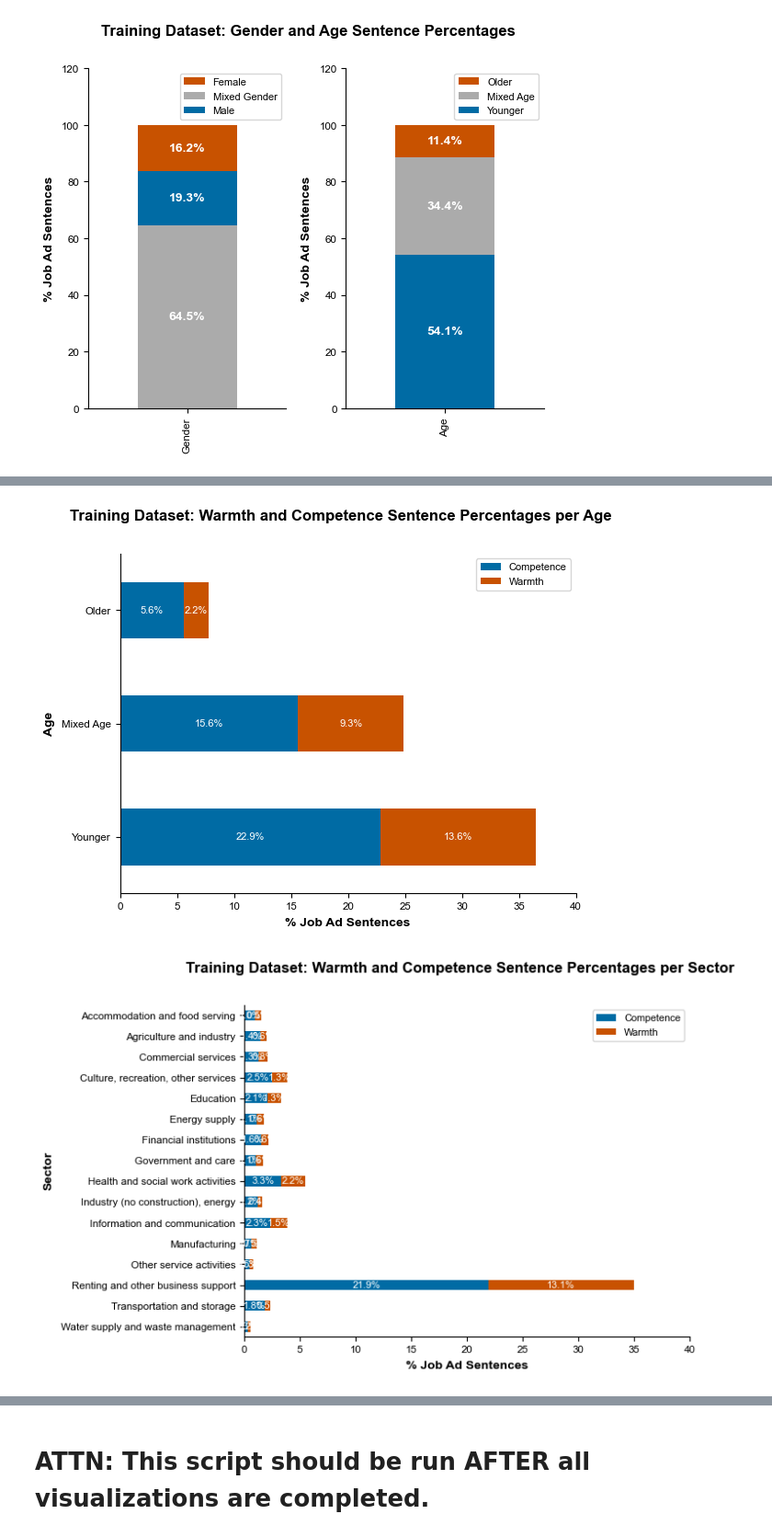
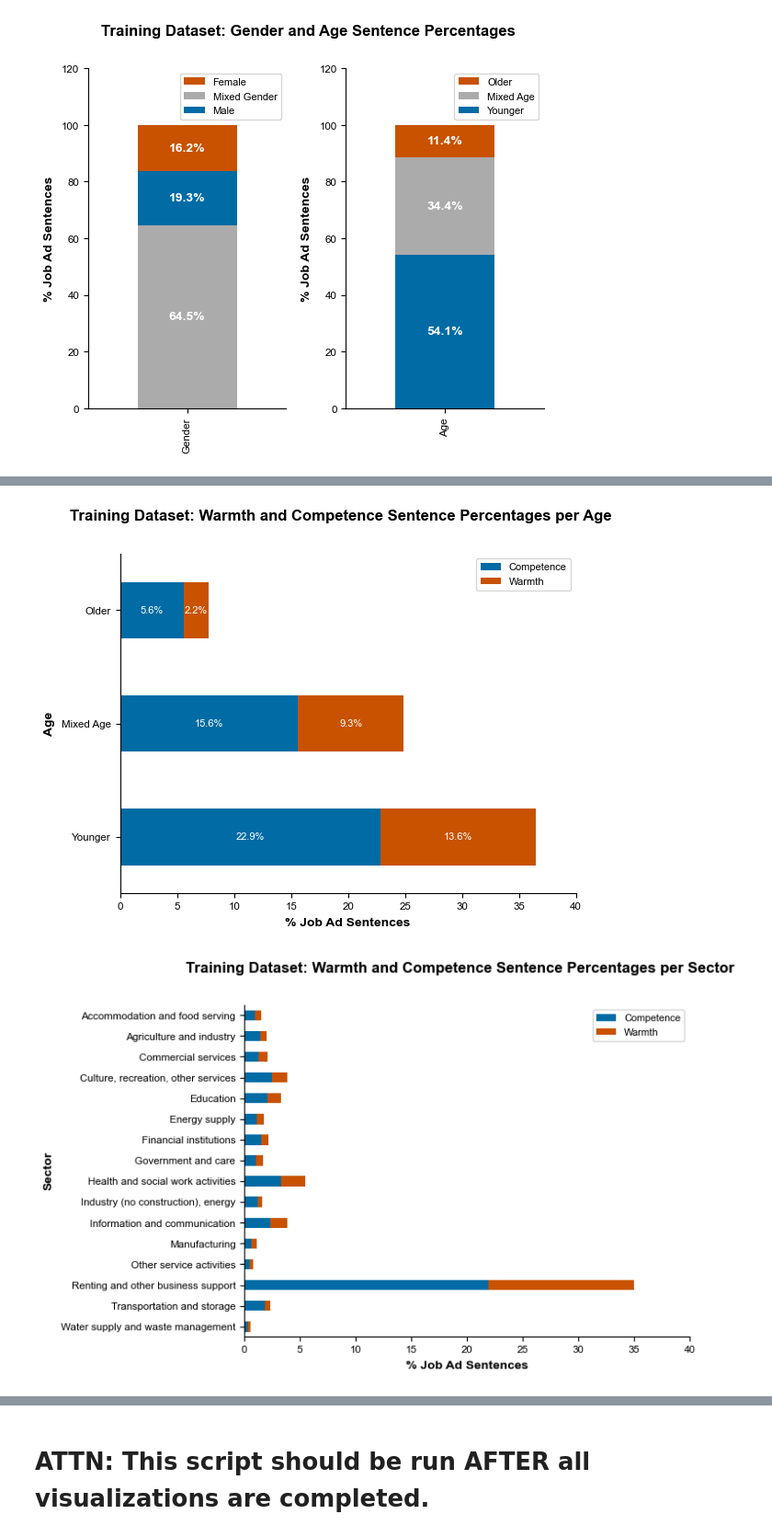
Before and after one commit to noon-abdulqadir/Automating_Equity1_Code, a Jupyter notebook: 1. Cleaning and Preprocessing/6. manual_data_descriptives_visualization_and_tables.ipynb, the cells around one changed output, grey strips where cells are left out. Shown at 92% size. Cells and saved outputs as stored; diff of their text form; code cells hidden in the pictures.

```diff
--- a/1. Cleaning and Preprocessing/6. manual_data_descriptives_visualization_and_tables.ipynb
+++ b/1. Cleaning and Preprocessing/6. manual_data_descriptives_visualization_and_tables.ipynb
@@ -369,10 +369,10 @@ for i, tick_label in enumerate(ax.get_ymajorticklabels()):
         xy=(48, 0.3+i), ha='center', va='center'
     )
 
-for save_format in ['eps', 'png']:
+for image_save_format in ['eps', 'png', 'svg']:
     fig.savefig(
-        f'{plot_save_path}Manually Annotated Warmth and Competence Sentences.{save_format}',
-        format=save_format, dpi=3000, bbox_inches='tight'
+        f'{plot_save_path}Manually Annotated Warmth and Competence Sentences.{image_save_format}',
+        format=image_save_format, dpi=3000, bbox_inches='tight'
     )
 # %% [output]
 WARNING:matplotlib.backends.backend_ps:The PostScript backend does not support transparency; partially transparent artists will be rendered opaque.
@@ -401,28 +401,27 @@ for ax in axs:
         order = [2, 1, 0] if 'Older' in labels else [2, 0, 1]
         ax.legend([handles[idx] for idx in order],[labels[idx] for idx in order], loc='upper right', fontsize=8, )
 
-for save_format in ['eps', 'png']:
+for image_save_format in ['eps', 'png', 'svg']:
     fig.savefig(
-        f'{plot_save_path}Manually Annotated Gender and Age Sentences.{save_format}',
-        format=save_format, dpi=3000, bbox_inches='tight'
+        f'{plot_save_path}Manually Annotated Gender and Age Sentences.{image_save_format}',
+        format=image_save_format, dpi=3000, bbox_inches='tight'
     )
 # %% [output]
 WARNING:matplotlib.backends.backend_ps:The PostScript backend does not support transparency; partially transparent artists will be rendered opaque.
 [figure]
 # %%
-# Make stacked barplots
+# Make stacked barplots with percentages
 dvs_list=['Warmth', 'Competence']
-ivs_list = ['Gender', 'Age', 'Sector']
 
-for iv in ivs_list:
+for iv in tqdm.tqdm(['Gender', 'Age', 'Sector']):
     fig, ax = plt.subplots()
     fig.suptitle(f'Training Dataset: Warmth and Competence Sentence Percentages per {iv}')
 
     vars_list = [iv, *dvs_list]
-    df_pivot = df[
+    df_pivot = df_manual[
         vars_list
     ].pivot_table(
-        index=iv, values=dvs_list, fill_value=0, aggfunc=lambda x: (100*x.sum())/len(df)
+        index=iv, values=dvs_list, fill_value=0, aggfunc=lambda x: (100*x.sum())/len(df_manual)
     )
 
     df_pivot.sort_values(by=iv, ascending=False).plot(kind='barh', legend=True, stacked=True, ax=ax, color=['C0', 'C5'])
@@ -431,14 +430,15 @@ for iv in ivs_list:
 
     for container in ax.containers:
         labels = [f'{width:.1f}%' for v in container if float(width:= v.get_width())]
-        ax.bar_label(container, labels=labels, label_type='center', color='white', fontsize=8)
+        if iv != 'Sector':
+            ax.bar_label(container, labels=labels, label_type='center', color='white', fontsize=8)
         ax.set_xlabel('% Job Ad Sentences')
         ax.set_ylabel(iv)
         ax.legend(loc='upper right', fontsize=8)
 
-    for save_format in ['eps', 'png']:
+    for image_save_format in ['eps', 'png', 'svg']:
         fig.savefig(
-            f'{plot_save_path}Barplot - Manually Annotated {iv} x {dvs_list[0]} and {dvs_list[1]} Sentences.{save_format}',
-            format=save_format, dpi=3000, bbox_inches='tight'
+            f'{plot_save_path}Barplot - Manually Annotated {iv} x {dvs_list[0]} and {dvs_list[1]} Sentences.{image_save_format}',
+            format=image_save_format, dpi=3000, bbox_inches='tight'
         )
 # %% [output]
@@ -448,3 +445,3 @@ WARNING:matplotlib.backends.backend_ps:The PostScript backend does not support t
 [figure]
 [figure]
-[figure, old version]
+[figure, new version]
```
Also changed, not shown: parts of 8 cells of this notebook, 4 other files.
